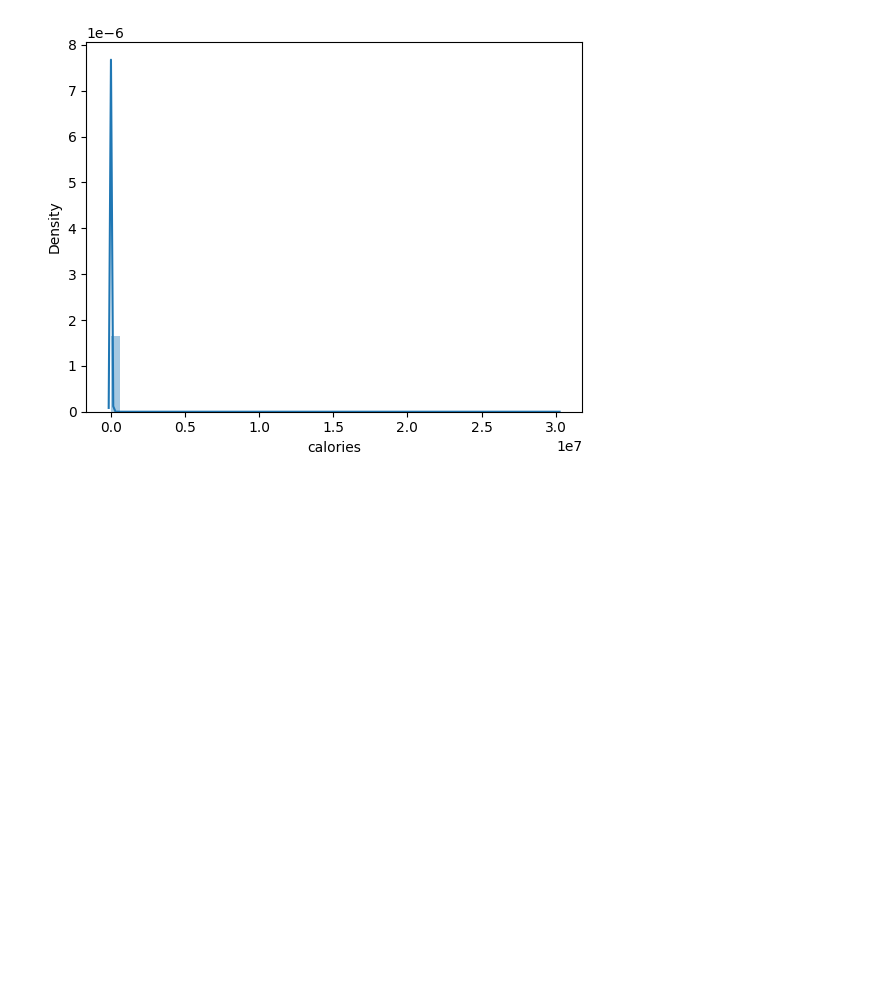
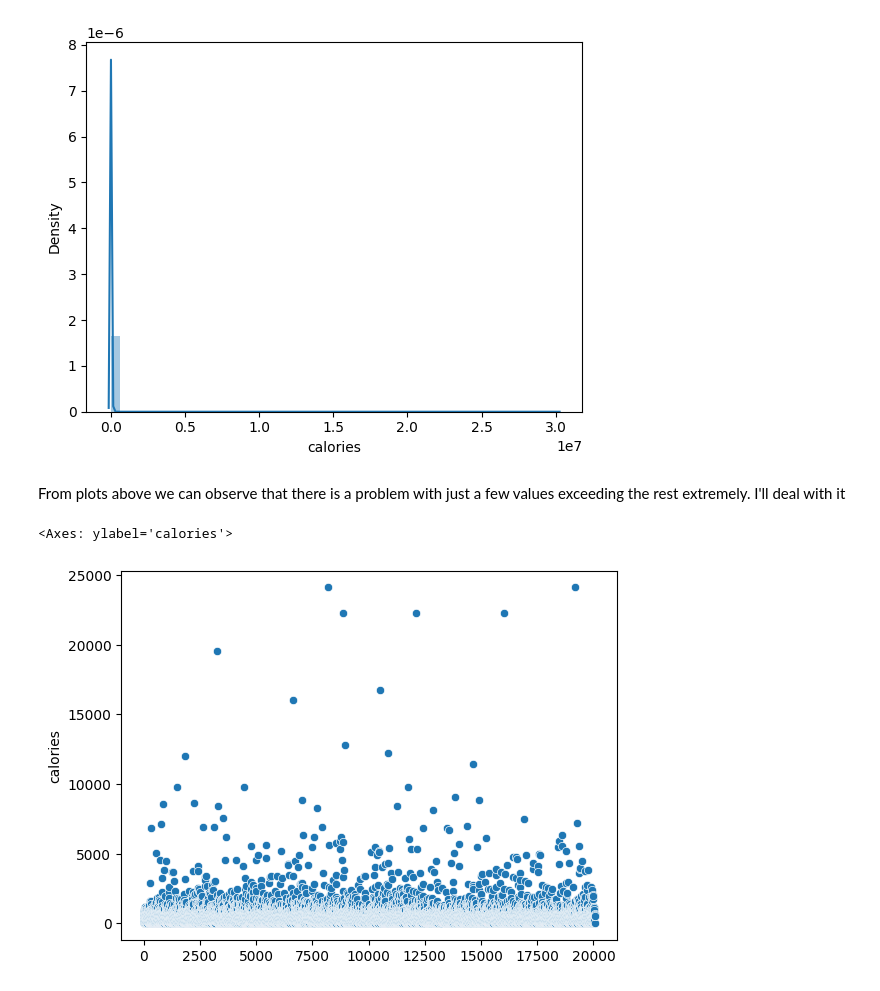
Before and after one commit to dmarszalik/foody, a Jupyter notebook: foody.ipynb, the cells around one changed output. Cells and saved outputs as stored; diff of their text form; code cells hidden in the pictures; blank space fills up the shorter version.

Commit message:
'calories' var explained and free of outliars

```diff
--- a/foody.ipynb
+++ b/foody.ipynb
@@ -74,3 +62,12 @@ https://gist.github.com/mwaskom/de44147ed2974457ad6372750bbe5751
   sns.distplot(df['calories'])
 <Axes: xlabel='calories', ylabel='Density'>
 [figure]
+# %% [markdown]
+From plots above we can observe that there is a problem with just a few values exceeding the rest extremely. I'll deal with it
+# %%
+df2 = df.loc[(df['calories'] < 50000)]
+# %%
+sns.scatterplot(data=df2, x=df2['calories'].index, y='calories')
+# %% [output]
+<Axes: ylabel='calories'>
+[figure, added]
```
Also changed, not shown: parts of 10 cells of this notebook.
